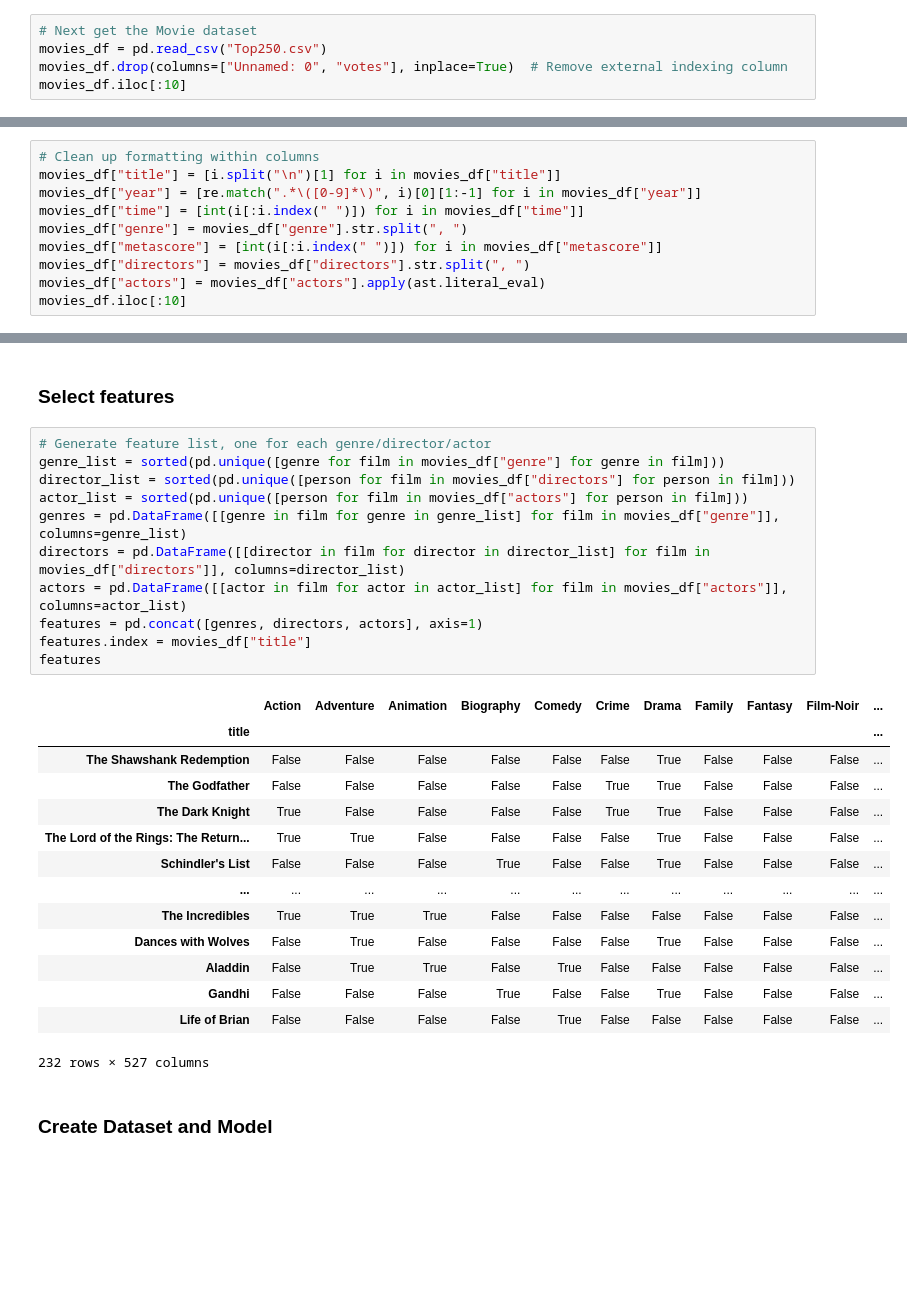
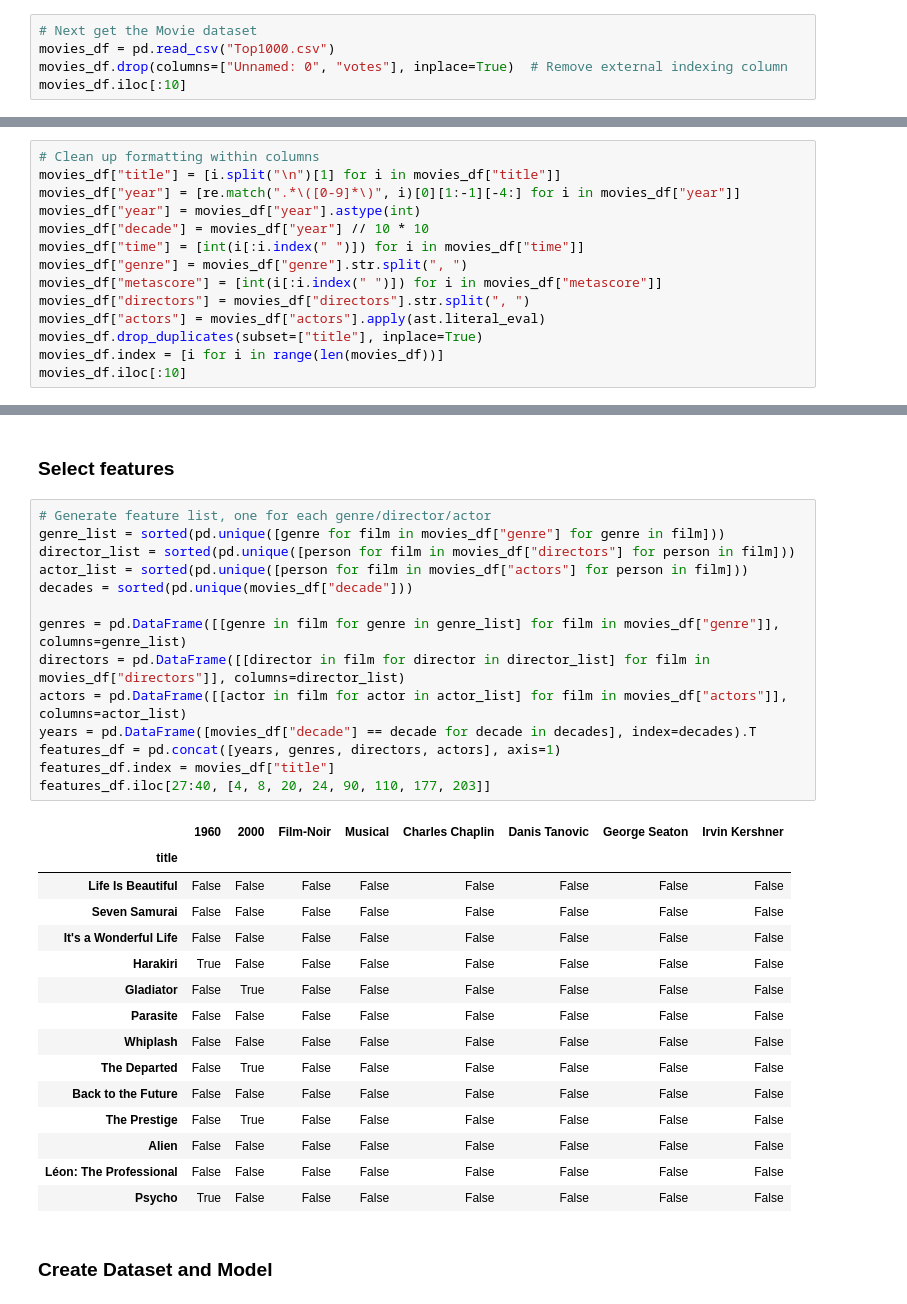
Before and after one commit to PrayashJoshi/FilmGenie-Movie-Recommendations, a Jupyter notebook: ML notebooks/InitialModel.ipynb, the cells around one changed output, grey strips where cells are left out. Cells and saved outputs as stored; diff of their text form; blank space fills up the shorter version.

```diff
--- a/ML notebooks/InitialModel.ipynb
+++ b/ML notebooks/InitialModel.ipynb
@@ -112,7 +25,7 @@ Totals         1861.0    9.0    68.0     2.0     76.0   145.0        49.0
 ## Movie Dataset Cleaning
 # %%
 # Next get the Movie dataset
-movies_df = pd.read_csv("Top250.csv")
+movies_df = pd.read_csv("Top1000.csv")
 movies_df.drop(columns=["Unnamed: 0", "votes"], inplace=True)  # Remove external indexing column
 movies_df.iloc[:10]
 # %% [output]
@@ -130,11 +43,15 @@ movies_df.iloc[:10]
 # %%
 # Clean up formatting within columns
 movies_df["title"] = [i.split("\n")[1] for i in movies_df["title"]]
-movies_df["year"] = [re.match(".*\([0-9]*\)", i)[0][1:-1] for i in movies_df["year"]]
+movies_df["year"] = [re.match(".*\([0-9]*\)", i)[0][1:-1][-4:] for i in movies_df["year"]]
+movies_df["year"] = movies_df["year"].astype(int)
+movies_df["decade"] = movies_df["year"] // 10 * 10
 movies_df["time"] = [int(i[:i.index(" ")]) for i in movies_df["time"]]
 movies_df["genre"] = movies_df["genre"].str.split(", ")
 movies_df["metascore"] = [int(i[:i.index(" ")]) for i in movies_df["metascore"]]
 movies_df["directors"] = movies_df["directors"].str.split(", ")
 movies_df["actors"] = movies_df["actors"].apply(ast.literal_eval)
+movies_df.drop_duplicates(subset=["title"], inplace=True)
+movies_df.index = [i for i in range(len(movies_df))]
 movies_df.iloc[:10]
 # %% [output]
@@ -235,29 +152,33 @@ most_similar_naive.T[["Hamilton", "Witness for the Prosecution", "The Wages of F
 # %%
 # Generate feature list, one for each genre/director/actor
 genre_list = sorted(pd.unique([genre for film in movies_df["genre"] for genre in film]))
 director_list = sorted(pd.unique([person for film in movies_df["directors"] for person in film]))
 actor_list = sorted(pd.unique([person for film in movies_df["actors"] for person in film]))
+decades = sorted(pd.unique(movies_df["decade"]))
+
 genres = pd.DataFrame([[genre in film for genre in genre_list] for film in movies_df["genre"]], columns=genre_list)
 directors = pd.DataFrame([[director in film for director in director_list] for film in movies_df["directors"]], columns=director_list)
 actors = pd.DataFrame([[actor in film for actor in actor_list] for film in movies_df["actors"]], columns=actor_list)
-features = pd.concat([genres, directors, actors], axis=1)
-features.index = movies_df["title"]
-features
+years = pd.DataFrame([movies_df["decade"] == decade for decade in decades], index=decades).T
+features_df = pd.concat([years, genres, directors, actors], axis=1)
+features_df.index = movies_df["title"]
+features_df.iloc[27:40, [4, 8, 20, 24, 90, 110, 177, 203]]
 # %% [output]
-|  | Action | Adventure | Animation | Biography | Comedy | Crime | Drama | Family | Fantasy | Film-Noir | ... |
-| title |  |  |  |  |  |  |  |  |  |  | ... |
-| The Shawshank Redemption | False | False | False | False | False | False | True | False | False | False | ... |
-| The Godfather | False | False | False | False | False | True | True | False | False | False | ... |
-| The Dark Knight | True | False | False | False | False | True | True | False | False | False | ... |
-| The Lord of the Rings: The Return... | True | True | False | False | False | False | True | False | False | False | ... |
-| Schindler's List | False | False | False | True | False | False | True | False | False | False | ... |
-| ... | ... | ... | ... | ... | ... | ... | ... | ... | ... | ... | ... |
-| The Incredibles | True | True | True | False | False | False | False | False | False | False | ... |
-| Dances with Wolves | False | True | False | False | False | False | True | False | False | False | ... |
-| Aladdin | False | True | True | False | True | False | False | False | False | False | ... |
-| Gandhi | False | False | False | True | False | False | True | False | False | False | ... |
-| Life of Brian | False | False | False | False | True | False | False | False | False | False | ... |
+|  | 1960 | 2000 | Film-Noir | Musical | Charles Chaplin | Danis Tanovic | George Seaton | Irvin Kershner |
+| title |  |  |  |  |  |  |  |  |
+| Life Is Beautiful | False | False | False | False | False | False | False | False |
+| Seven Samurai | False | False | False | False | False | False | False | False |
+| It's a Wonderful Life | False | False | False | False | False | False | False | False |
+| Harakiri | True | False | False | False | False | False | False | False |
+| Gladiator | False | True | False | False | False | False | False | False |
+| Parasite | False | False | False | False | False | False | False | False |
+| Whiplash | False | False | False | False | False | False | False | False |
+| The Departed | False | True | False | False | False | False | False | False |
+| Back to the Future | False | False | False | False | False | False | False | False |
+| The Prestige | False | True | False | False | False | False | False | False |
+| Alien | False | False | False | False | False | False | False | False |
+| Léon: The Professional | False | False | False | False | False | False | False | False |
+| Psycho | True | False | False | False | False | False | False | False |
-232 rows × 527 columns
 # %% [markdown]
 ### Create Dataset and Model
 # %%
```
Also changed, not shown: parts of 31 cells of this notebook, 43 other files.
